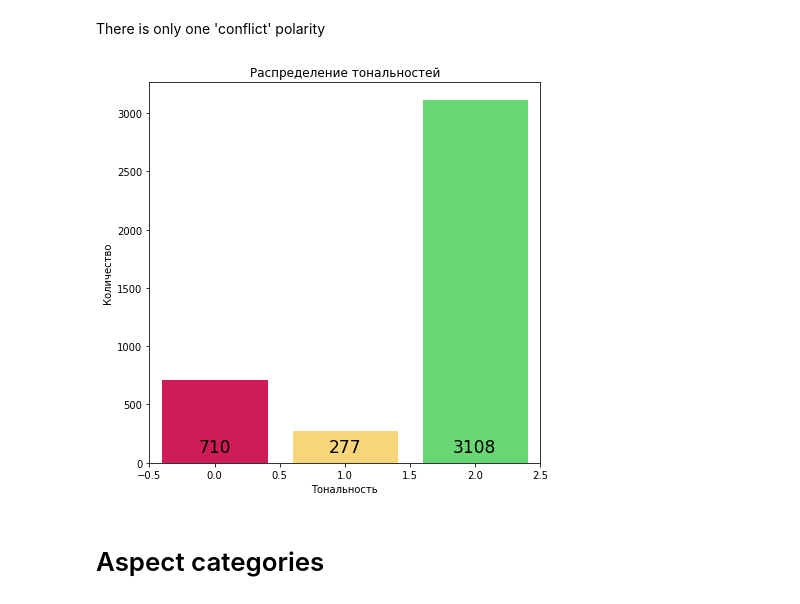
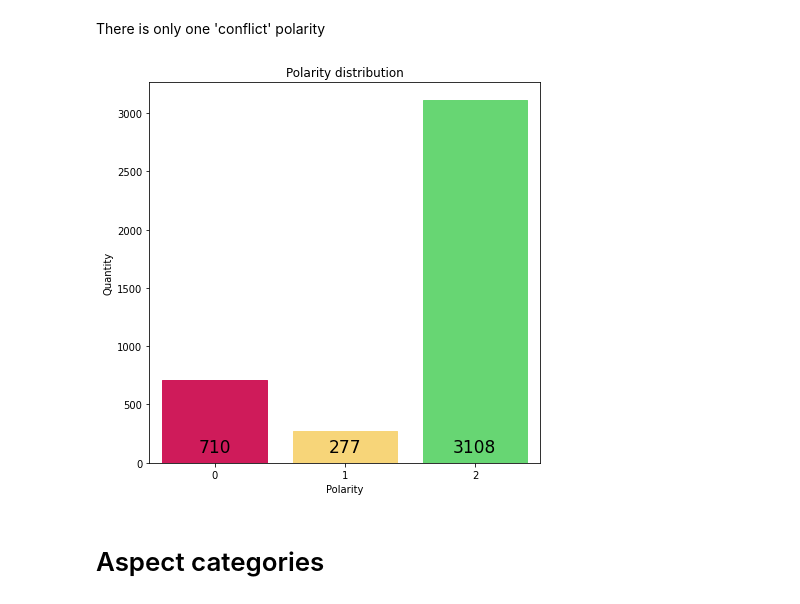
Before and after one commit to DavydovDmitry/absa, a Jupyter notebook: analysis/explore dataset.ipynb, the cells around one changed output. Cells and saved outputs as stored; diff of their text form; code cells hidden in the pictures.

```diff
--- a/analysis/explore dataset.ipynb
+++ b/analysis/explore dataset.ipynb
@@ -60,33 +60,34 @@ There is only one 'conflict' polarity
 # %%
 polarity_count = Counter()
 
 for sentence in sentences:
     for target in sentence.targets:
         polarity_count.update([target.polarity])
 
 xy = [(x.value, y) for x, y in sorted(polarity_count.items(), key=lambda item: item[0].value)]
 x = [i[0] for i in xy]
 y = [j[1] for j in xy]
 
 fig, ax = plt.subplots(nrows=1, ncols=1, figsize=(7, 7))
 bar_plot = ax.bar(x, y, color='#0000ff', zorder=5)
 bar_plot[Polarity.positive.value].set_color('#67D673')
 bar_plot[Polarity.neutral.value].set_color('#F7D579')
 bar_plot[Polarity.negative.value].set_color('#CF1B5A')
 plt.xlim(left=-0.5, right=2.5)
-for i, v in xy:
-    ax.text(x=i-0.05*len(str(y[i])) + 0.03,
+for x, y in xy:
+    ax.text(x=x-0.05*len(str(y)) + 0.03,
             y=90,
-            s=y[i],
+            s=y,
             fontsize=17,
             color='black',
             zorder=10,)
-plt.xlabel('Тональность')
-plt.ylabel('Количество')
-plt.title('Распределение тональностей')
+plt.xticks([0, 1, 2])
+plt.xlabel('Polarity')
+plt.ylabel('Quantity')
+plt.title('Polarity distribution')
 plt.savefig(os.path.join(images_path, 'polarity_distribution.pdf'))
 # %% [output]
-[figure, old version]
+[figure, new version]
 # %% [markdown]
 # Aspect categories
 # %%
```
Also changed, not shown: parts of 3 cells of this notebook, 2 other files.
